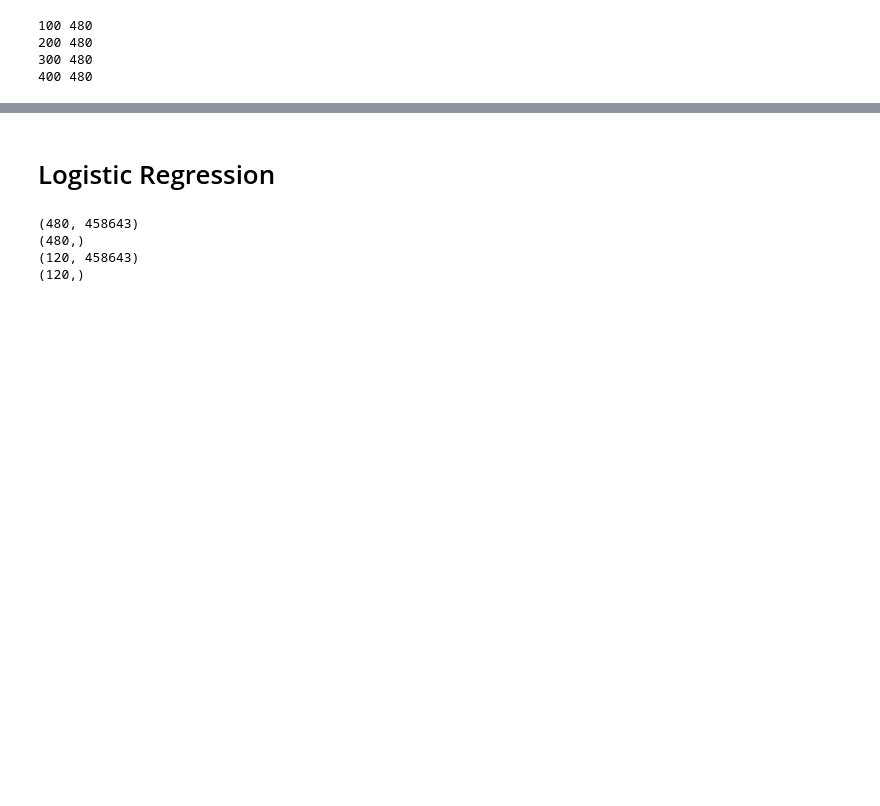
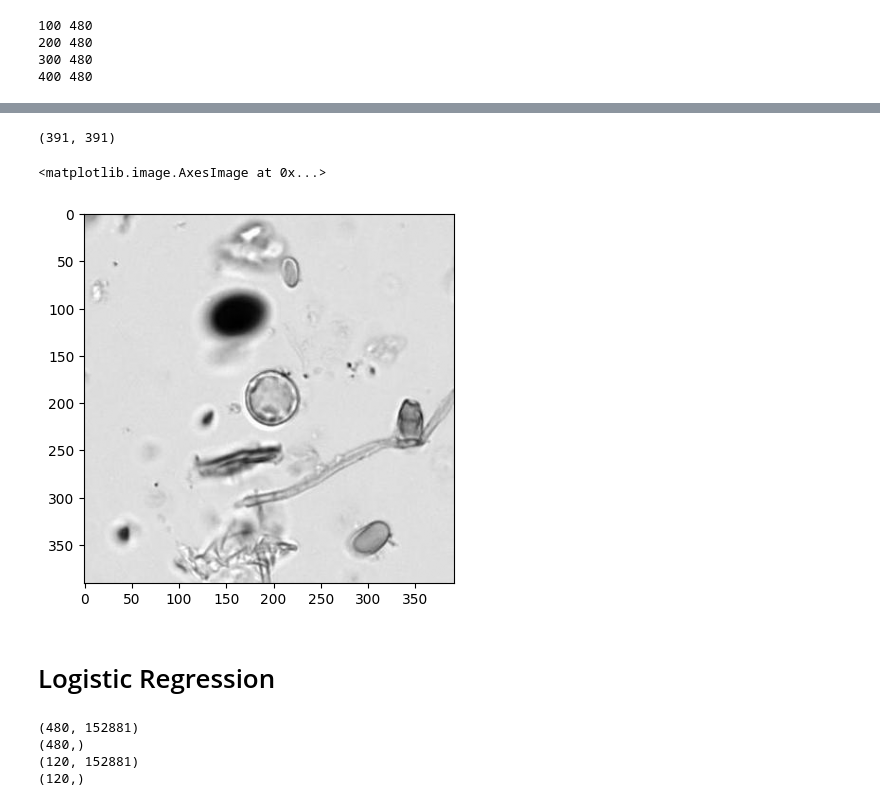
Before and after one commit to aimerykong/OIST-mini-course-CVML, a Jupyter notebook: code003_LogReg.ipynb, the cells around one changed output, grey strips where cells are left out. Saved outputs shown, nothing was run; the diff lists cells and outputs as text; code cells hidden in the pictures; blank space fills up the shorter version.

```diff
--- a/code003_LogReg.ipynb
+++ b/code003_LogReg.ipynb
@@ -103,3 +116,13 @@ for curname in trainset_info['train_imgpathlist']:
+# %%
+# visualize a random image
+idx = 10
+img = train_imgs[idx]
+print(img.shape)
+plt.imshow(img.astype(np.uint8), 'gray')
+# %% [output]
+(391, 391)
+<matplotlib.image.AxesImage at 0x...>
+[figure, added]
 # %% [markdown]
 # Logistic Regression
 # %%
@@ -117,6 +143,9 @@ for i in range(len(val_imgs)):
 # %%
 train_imgs = np.asarray(train_imgs).squeeze()
 val_imgs = np.asarray(val_imgs).squeeze()
+
+train_imgs = train_imgs.reshape(train_imgs.shape[0],-1)
+val_imgs = val_imgs.reshape(val_imgs.shape[0],-1)
 
 train_labellist = np.asarray(train_labellist)
 val_labellist = np.asarray(val_labellist)
@@ -127,8 +156,8 @@ print(train_labellist.shape)
 print(val_imgs.shape)
 print(val_labellist.shape)
 # %% [output]
-(480, 458643)
+(480, 152881)
 (480,)
-(120, 458643)
+(120, 152881)
 (120,)
 # %%
```
Also changed, not shown: parts of 38 cells of this notebook.
